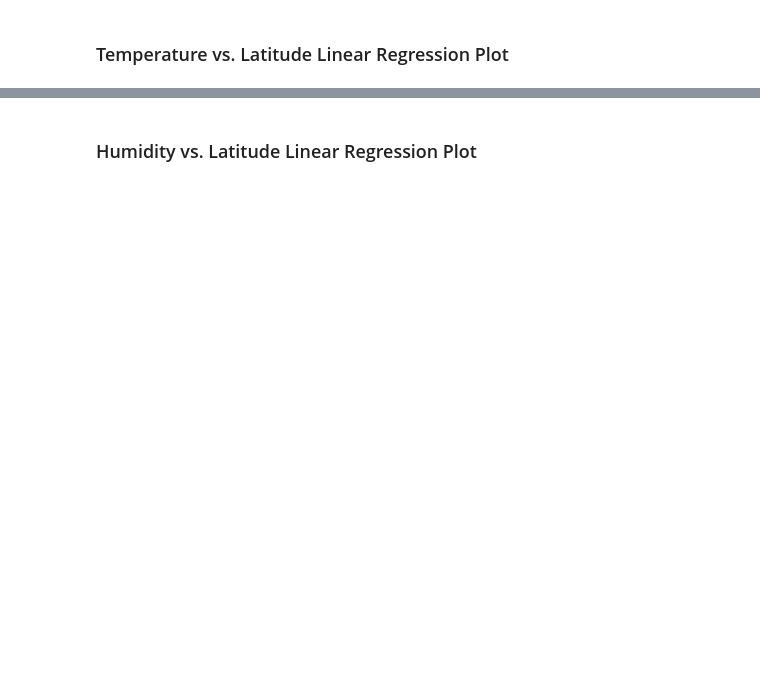
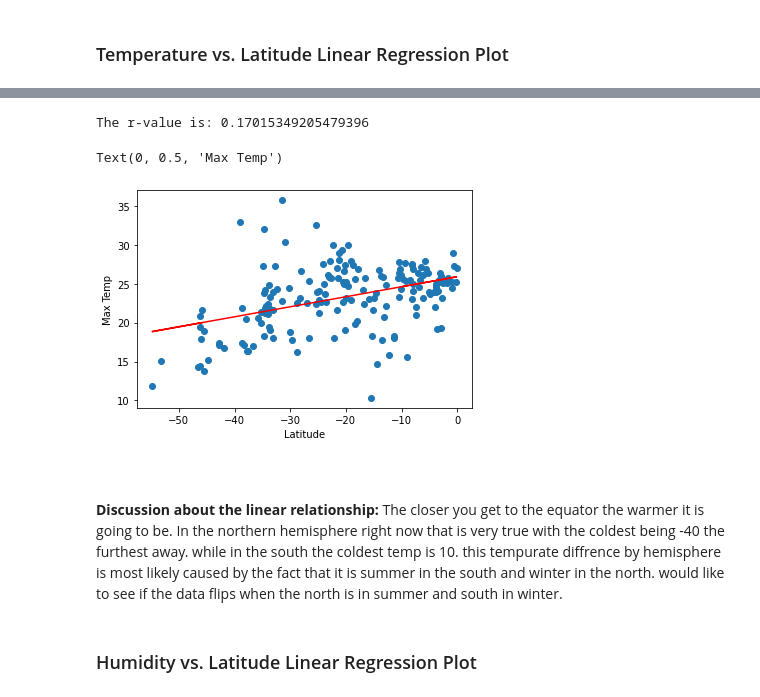
Before and after one commit to Tsmoore002900/Api-Python-Challenge, a Jupyter notebook: WeatherPy/WeatherPy.ipynb, the cells around one changed output, grey strips where cells are left out. Drawn from its saved outputs; the diff is of its cells as text; code cells hidden in the pictures; blank space fills up the shorter version.

```diff
--- a/WeatherPy/WeatherPy.ipynb
+++ b/WeatherPy/WeatherPy.ipynb
@@ -339,2 +342,13 @@ The r-value is: 0.4121057168607245
+# %%
+# Linear regression on Southern Hemisphere
+s_h_t = linear_regrression(southern_hemi_df["Lat"], southern_hemi_df["Max Temp"])
+plt.xlabel("Latitude")
+plt.ylabel("Max Temp")
+# %% [output]
+The r-value is: 0.17015349205479396
+Text(0, 0.5, 'Max Temp')
+[figure, added]
+# %% [markdown]
+**Discussion about the linear relationship:** The closer you get to the equator the warmer it is going to be. In the northern hemisphere right now that is very true with the coldest being -40 the furthest away. while in the south the coldest temp is 10. this tempurate diffrence by hemisphere is most likely caused by the fact that it is summer in the south and winter in the north. would like to see if the data flips when the north is in summer and south in winter.
 # %% [markdown]
 ### Humidity vs. Latitude Linear Regression Plot
```
Also changed, not shown: parts of 30 cells of this notebook, 4 other files.
